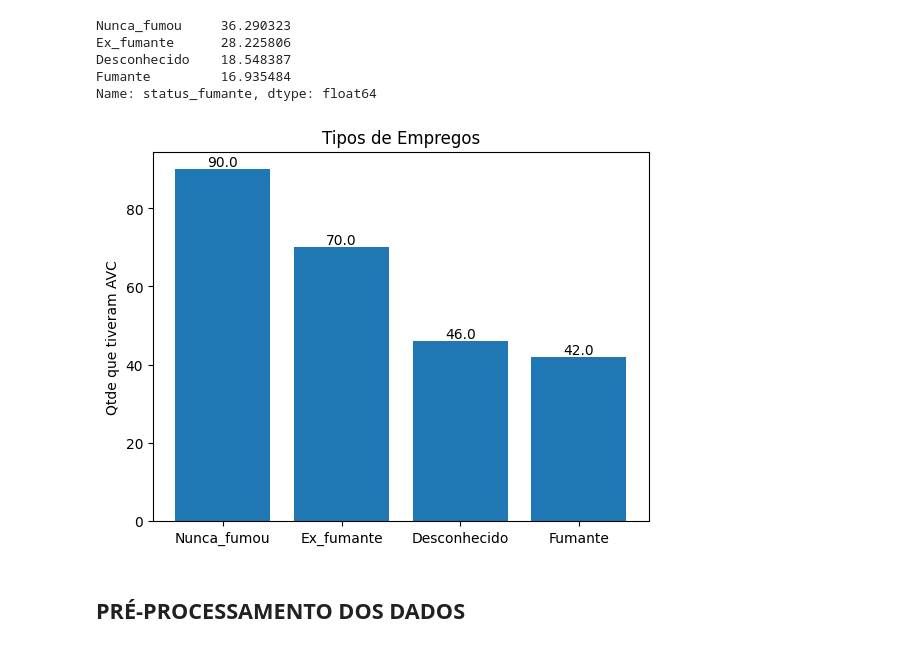
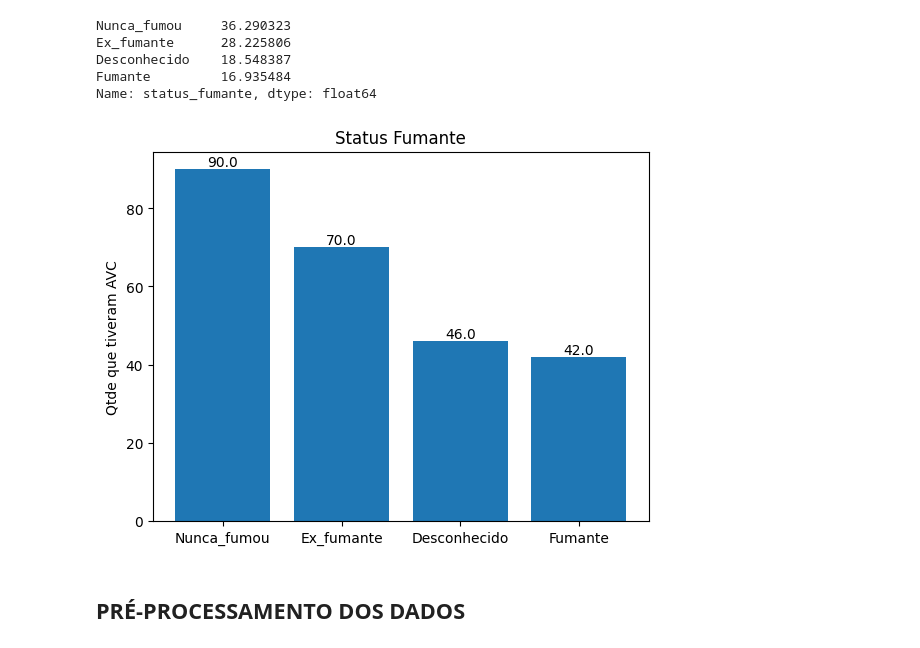
Before and after one commit to 4phrs/ProjetosML, a Jupyter notebook: Previsao_AVC_PIT2/PIT2_Previsao_AVC.ipynb, the cells around one changed output. Cells and saved outputs as stored; diff of their text form; code cells hidden in the pictures.

```diff
--- a/Previsao_AVC_PIT2/PIT2_Previsao_AVC.ipynb
+++ b/Previsao_AVC_PIT2/PIT2_Previsao_AVC.ipynb
@@ -353,13 +353,13 @@ Fumante         16.935484
 Name: status_fumante, dtype: float64
 # %%
 grafico = plt.bar(range(len(df_avc.status_fumante.value_counts().index.tolist())), df_avc.status_fumante.value_counts())
-plt.title("Tipos de Empregos")
+plt.title("Status Fumante")
 plt.ylabel("Qtde que tiveram AVC")
 plt.xticks(range(len(df_avc.status_fumante.value_counts().index.tolist())), df_avc.status_fumante.value_counts().index.tolist())
 plt.bar_label(grafico,fmt="%.01f", size=10, label_type="edge")
 plt.show()
 # %% [output]
-[figure, old version]
+[figure, new version]
 # %% [markdown]
 ## PRÉ-PROCESSAMENTO DOS DADOS
 # %% [markdown]
```
Also changed, not shown: parts of 2 cells of this notebook.
